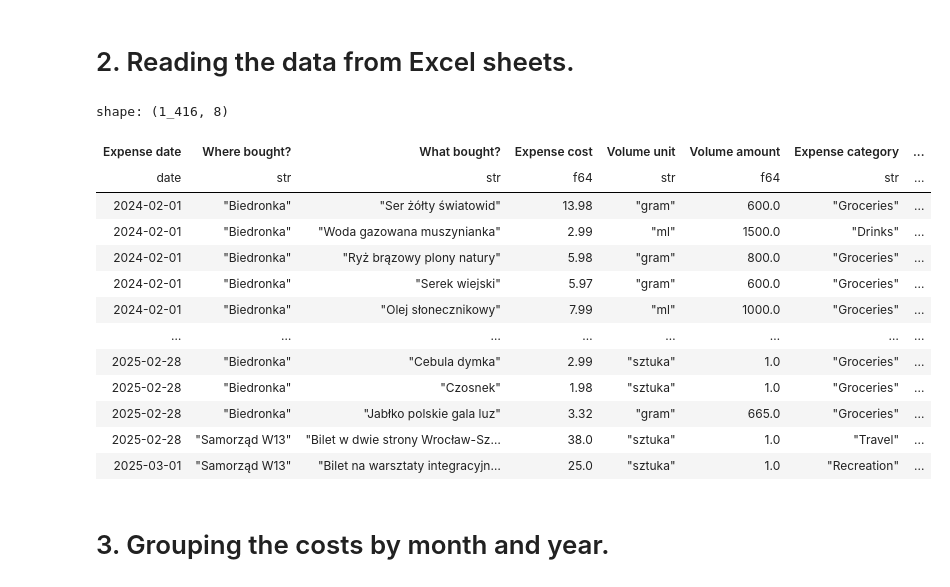
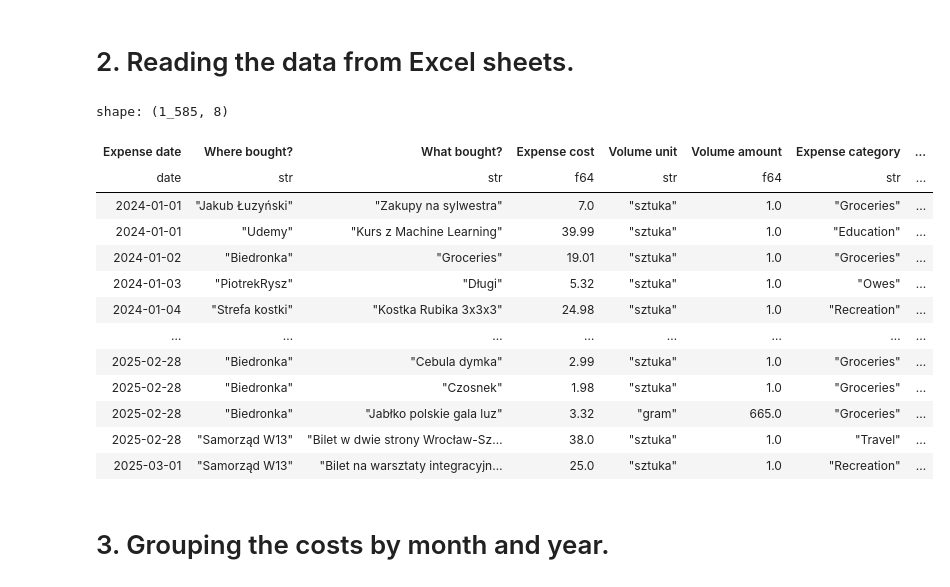
Before and after one commit to Pawel-Tomasz-Nowak/Income-and-expense-analysis, a Jupyter notebook: main.ipynb, the cells around one changed output. Cells and saved outputs as stored; diff of their text form; code cells hidden in the pictures.

```diff
--- a/main.ipynb
+++ b/main.ipynb
@@ -38,8 +38,10 @@ month_order : dict[str, int] = {
 int2month : dict[int, str] = {month_order[key] : key for key in month_order.keys()}
 
 
-main_path: path.Path = path.Path(input("Please, type your destination directory"))/"Financial summaries"
 
+reading_path: path.Path =  path.Path(input("Enter a path to your Expense and Income sheets"))
+
+main_path: path.Path = reading_path/"Financial summaries"
 
 if main_path.exists():
     shutil.rmtree(main_path)
@@ -48,29 +50,29 @@ if main_path.exists():
 # %%
 # Read the expenses data from the Excel file.
 expenses_df = pl.read_excel(
-    "Expenses.xlsx",
+    reading_path/"Expenses.xlsx",
     sheet_name="Expenses",
     has_header=True
 )
 
 # Read the income data from the Excel file.
 income_df = pl.read_excel(
-    "Incomes.xlsx",
+    reading_path/"Incomes.xlsx",
     sheet_name="Incomes",
     has_header=True
 )
 
 # Display the expenses DataFrame.
 expenses_df
 # %% [output]
-shape: (1_416, 8)
+shape: (1_585, 8)
 | Expense date | Where bought? | What bought? | Expense cost | Volume unit | Volume amount | Expense category | ... |
 | date | str | str | f64 | str | f64 | str | ... |
-| 2024-02-01 | "Biedronka" | "Ser żółty światowid" | 13.98 | "gram" | 600.0 | "Groceries" | ... |
-| 2024-02-01 | "Biedronka" | "Woda gazowana muszynianka" | 2.99 | "ml" | 1500.0 | "Drinks" | ... |
-| 2024-02-01 | "Biedronka" | "Ryż brązowy plony natury" | 5.98 | "gram" | 800.0 | "Groceries" | ... |
-| 2024-02-01 | "Biedronka" | "Serek wiejski" | 5.97 | "gram" | 600.0 | "Groceries" | ... |
-| 2024-02-01 | "Biedronka" | "Olej słonecznikowy" | 7.99 | "ml" | 1000.0 | "Groceries" | ... |
+| 2024-01-01 | "Jakub Łuzyński" | "Zakupy na sylwestra" | 7.0 | "sztuka" | 1.0 | "Groceries" | ... |
+| 2024-01-01 | "Udemy" | "Kurs z Machine Learning" | 39.99 | "sztuka" | 1.0 | "Education" | ... |
+| 2024-01-02 | "Biedronka" | "Groceries" | 19.01 | "sztuka" | 1.0 | "Groceries" | ... |
+| 2024-01-03 | "PiotrekRysz" | "Długi" | 5.32 | "sztuka" | 1.0 | "Owes" | ... |
+| 2024-01-04 | "Strefa kostki" | "Kostka Rubika 3x3x3" | 24.98 | "sztuka" | 1.0 | "Recreation" | ... |
 | … | … | … | … | … | … | … | ... |
 | 2025-02-28 | "Biedronka" | "Cebula dymka" | 2.99 | "sztuka" | 1.0 | "Groceries" | ... |
 | 2025-02-28 | "Biedronka" | "Czosnek" | 1.98 | "sztuka" | 1.0 | "Groceries" | ... |
```
Also changed, not shown: parts of 3 cells of this notebook, 2 other files.
